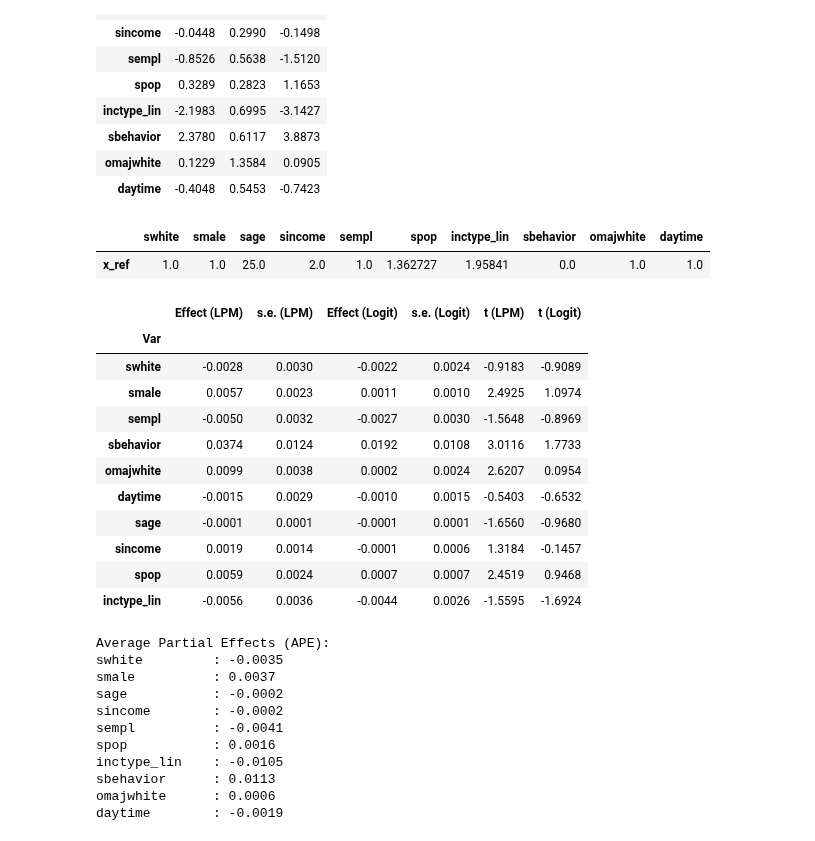
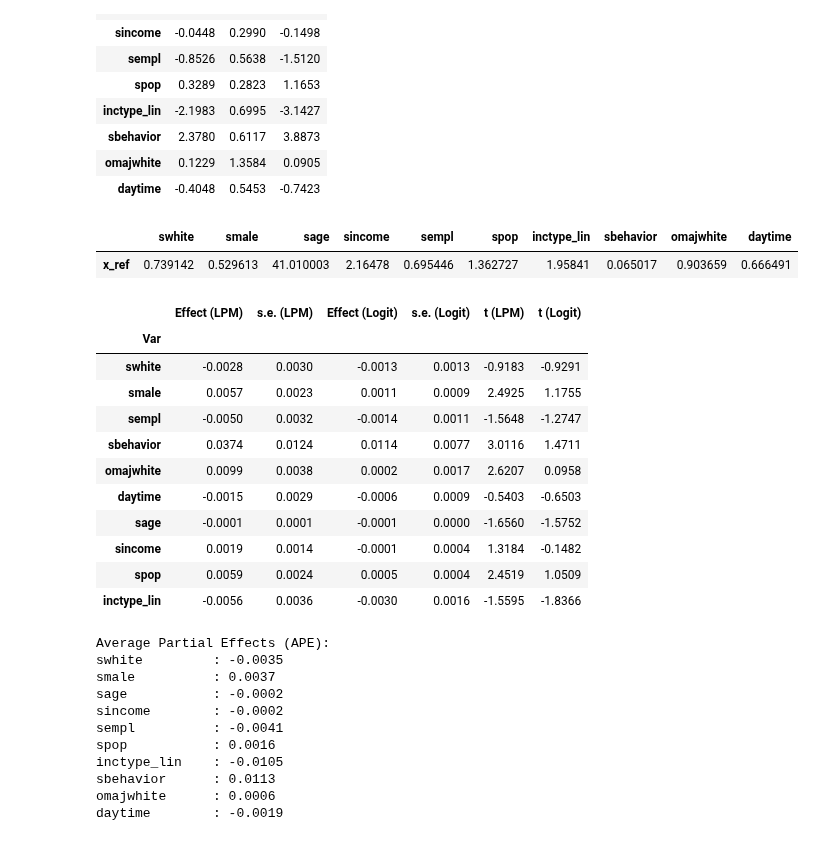
Before and after one commit to sgv491/AED, a Jupyter notebook: Project 3/Assigment3.ipynb, the cells around one changed output. Drawn from its saved outputs; the diff is of its cells as text; code cells hidden in the pictures.

```diff
--- a/Project 3/Assigment3.ipynb
+++ b/Project 3/Assigment3.ipynb
@@ -319,22 +319,12 @@ Logit, y = anyuseofforce_coded
 | omajwhite | 0.1229 | 1.3584 | 0.0905 |
 | daytime | -0.4048 | 0.5453 | -0.7423 |
 # %%
-# Reference covariate profile used for marginal effects
+# Reference covariate profile used for marginal effects (set to sample averages)
 x_ref = dat[x_lab].mean().values.astype(float)
-
-x_ref[x_lab.index('swhite')] = 1.0
-x_ref[x_lab.index('smale')] = 1.0
-x_ref[x_lab.index('sage')] = 25.0
-x_ref[x_lab.index('sincome')] = 2.0
-x_ref[x_lab.index('sempl')] = 1.0
-x_ref[x_lab.index('sbehavior')] = 0.0
-x_ref[x_lab.index('omajwhite')] = 1.0
-x_ref[x_lab.index('daytime')] = 1.0
-
 pd.DataFrame(x_ref.reshape(1, -1), columns=x_lab, index=['x_ref'])
 # %% [output]
 |  | swhite | smale | sage | sincome | sempl | spop | inctype_lin | sbehavior | omajwhite | daytime |
-| x_ref | 1.0 | 1.0 | 25.0 | 2.0 | 1.0 | 1.362727 | 1.95841 | 0.0 | 1.0 | 1.0 |
+| x_ref | 0.739142 | 0.529613 | 41.010003 | 2.16478 | 0.695446 | 1.362727 | 1.95841 | 0.065017 | 0.903659 | 0.666491 |
 # %%
 # Delta-method partial effects for logit across all regressors
 b_lg = logit_results['theta']
@@ -380,16 +370,16 @@ me_tab.round(4)
 # %% [output]
 |  | Effect (LPM) | s.e. (LPM) | Effect (Logit) | s.e. (Logit) | t (LPM) | t (Logit) |
 | Var |  |  |  |  |  |  |
-| swhite | -0.0028 | 0.0030 | -0.0022 | 0.0024 | -0.9183 | -0.9089 |
-| smale | 0.0057 | 0.0023 | 0.0011 | 0.0010 | 2.4925 | 1.0974 |
-| sempl | -0.0050 | 0.0032 | -0.0027 | 0.0030 | -1.5648 | -0.8969 |
-| sbehavior | 0.0374 | 0.0124 | 0.0192 | 0.0108 | 3.0116 | 1.7733 |
-| omajwhite | 0.0099 | 0.0038 | 0.0002 | 0.0024 | 2.6207 | 0.0954 |
-| daytime | -0.0015 | 0.0029 | -0.0010 | 0.0015 | -0.5403 | -0.6532 |
-| sage | -0.0001 | 0.0001 | -0.0001 | 0.0001 | -1.6560 | -0.9680 |
-| sincome | 0.0019 | 0.0014 | -0.0001 | 0.0006 | 1.3184 | -0.1457 |
-| spop | 0.0059 | 0.0024 | 0.0007 | 0.0007 | 2.4519 | 0.9468 |
-| inctype_lin | -0.0056 | 0.0036 | -0.0044 | 0.0026 | -1.5595 | -1.6924 |
+| swhite | -0.0028 | 0.0030 | -0.0013 | 0.0013 | -0.9183 | -0.9291 |
+| smale | 0.0057 | 0.0023 | 0.0011 | 0.0009 | 2.4925 | 1.1755 |
+| sempl | -0.0050 | 0.0032 | -0.0014 | 0.0011 | -1.5648 | -1.2747 |
+| sbehavior | 0.0374 | 0.0124 | 0.0114 | 0.0077 | 3.0116 | 1.4711 |
+| omajwhite | 0.0099 | 0.0038 | 0.0002 | 0.0017 | 2.6207 | 0.0958 |
+| daytime | -0.0015 | 0.0029 | -0.0006 | 0.0009 | -0.5403 | -0.6503 |
+| sage | -0.0001 | 0.0001 | -0.0001 | 0.0000 | -1.6560 | -1.5752 |
+| sincome | 0.0019 | 0.0014 | -0.0001 | 0.0004 | 1.3184 | -0.1482 |
+| spop | 0.0059 | 0.0024 | 0.0005 | 0.0004 | 2.4519 | 1.0509 |
+| inctype_lin | -0.0056 | 0.0036 | -0.0030 | 0.0016 | -1.5595 | -1.8366 |
 # %%
 # Use the estimated logit coefficients already stored in the notebook (b_lg / logit_results['theta'])
 X = dat[x_lab].to_numpy()
```
Also changed, not shown: parts of 6 cells of this notebook, 1 other file.
